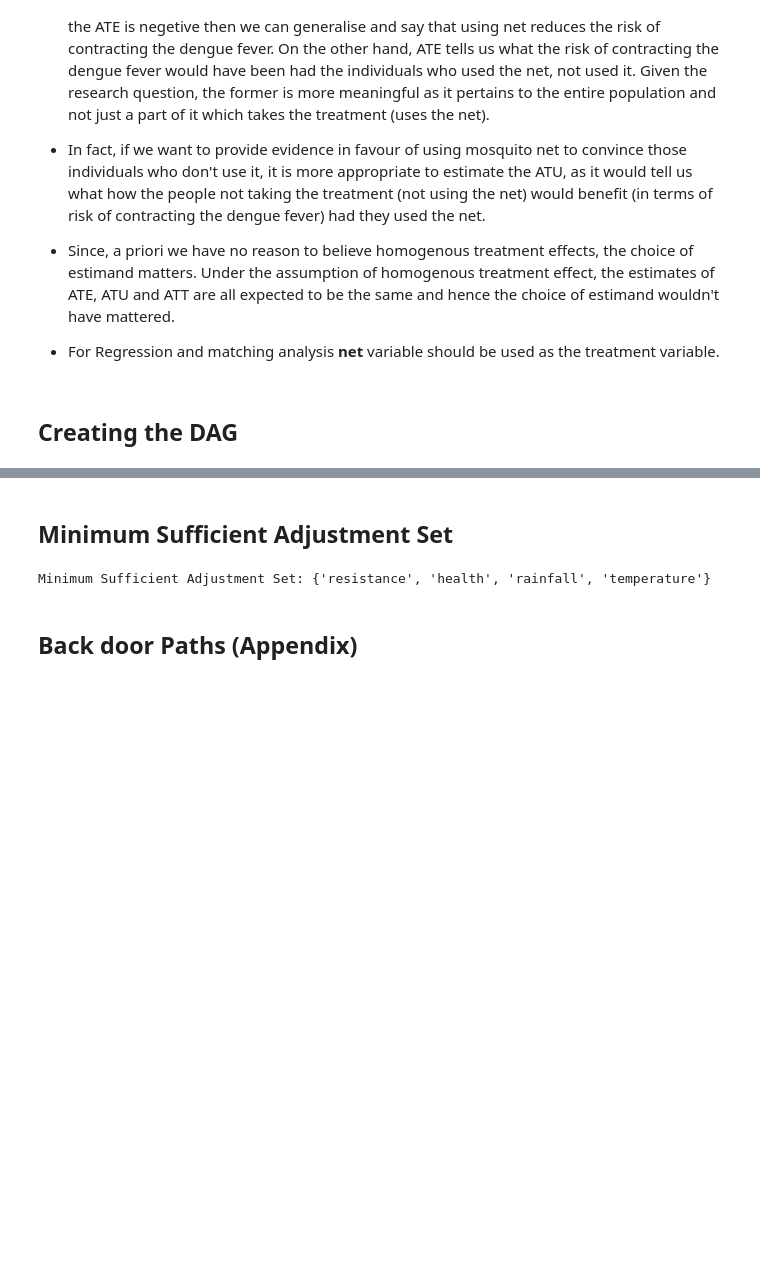
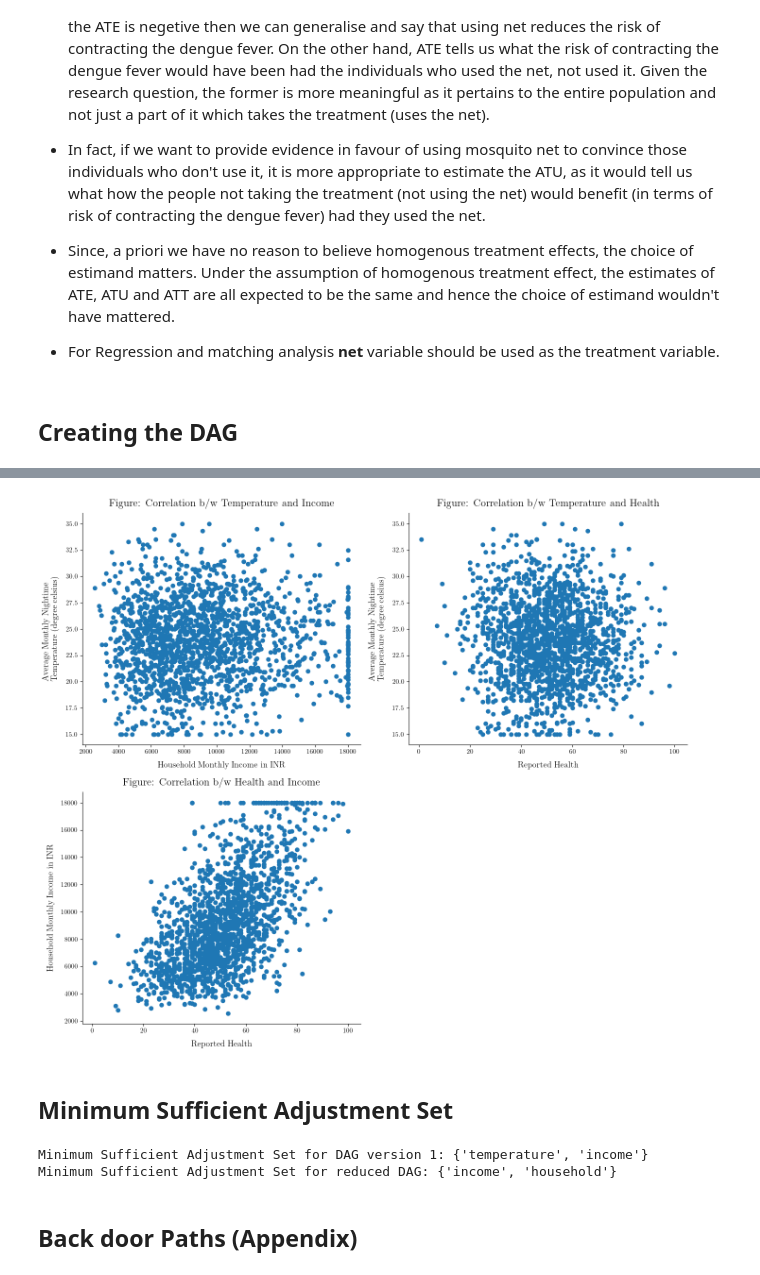
Before and after one commit to yashburman/Impact_Eval, a Jupyter notebook: Project_code_Py.ipynb, the cells around one changed output, grey strips where cells are left out. Saved outputs shown, nothing was run; the diff lists cells and outputs as text; code cells hidden in the pictures; blank space fills up the shorter version.

```diff
--- a/Project_code_Py.ipynb
+++ b/Project_code_Py.ipynb
@@ -232,22 +325,56 @@ plt.show()
+# %%
+fig,ax = plt.subplots(2,2, figsize = (14,12))
+ax[0, 0].scatter(y = data["temperature"], x = data["income"]) # rules out correlation between temp and income
+ax[0, 0].set_ylabel(r"""\noindent Average Monthly Nightime \newline Temperature (degree celsius)""", fontsize=13)
+ax[0, 0].set_xlabel("Household Monthly Income in INR", fontsize=13)
+ax[0, 0].set_title(r'Figure: Correlation b/w Temperature and Income', fontweight="bold", fontsize=16, pad=10)
+
+ax[0, 1].scatter(x = data["health"], y = data["temperature"]) # rules out correlation between temp and health
+ax[0, 1].set_xlabel(r"Reported Health", fontsize=13)
+ax[0, 1].set_ylabel(r"\noindent Average Monthly Nightime \newline Temperature (degree celsius)", fontsize=13)
+ax[0, 1].set_title(r"Figure: Correlation b/w Temperature and Health", fontweight="bold", fontsize=16, pad=10)
+
+ax[1, 0].scatter(y = data["income"], x = data["health"]) # provides heuristic evidence of correlation between Health and Income
+ax[1, 0].set_ylabel("Household Monthly Income in INR", fontsize=13)
+ax[1, 0].set_xlabel("Reported Health", fontsize=13)
+ax[1, 0].set_title("Figure: Correlation b/w Health and Income", fontweight="bold", fontsize = 16, pad=10)
+
+ax[1, 1].set_axis_off()
+
+plt.tight_layout()
+plt.show()
+# %% [output]
+[figure, added]
 # %% [markdown]
 ## Minimum Sufficient Adjustment Set
 # %%
-#get_immoralities()
 from pgmpy.base import DAG
 from pgmpy.models import DiscreteBayesianNetwork
 from pgmpy.inference.CausalInference import CausalInference
 
-model = DiscreteBayesianNetwork(graph)
+model_1 = DiscreteBayesianNetwork(graph_v1)
+model_2 = DiscreteBayesianNetwork(graph_v2)
 
-causal = CausalInference(model)
-adjustment_set = causal.get_minimal_adjustment_set(
+causal_1 = CausalInference(model_1)
+causal_2 = CausalInference(model_2)
+
+adjustment_set_1 = causal_1.get_minimal_adjustment_set(
     X="is_netUser",      # treatment
     Y="dengue_risk"      # outcome
 )
 
-print("Minimum Sufficient Adjustment Set:", adjustment_set)
+adjustment_set_2 = causal_2.get_minimal_adjustment_set(
+    X="is_netUser",      # treatment
+    Y="dengue_risk"      # outcome
+)
+
+
+
+print("Minimum Sufficient Adjustment Set for DAG version 1:", adjustment_set_1)
+print("Minimum Sufficient Adjustment Set for reduced DAG:", adjustment_set_2)
 # %% [output]
-Minimum Sufficient Adjustment Set: {'resistance', 'health', 'rainfall', 'temperature'}
+Minimum Sufficient Adjustment Set for DAG version 1: {'temperature', 'income'}
+Minimum Sufficient Adjustment Set for reduced DAG: {'income', 'household'}
 # %% [markdown]
 ## Back door Paths (Appendix)
 # %%
```
Also changed, not shown: parts of 11 cells of this notebook, 1 other file.
